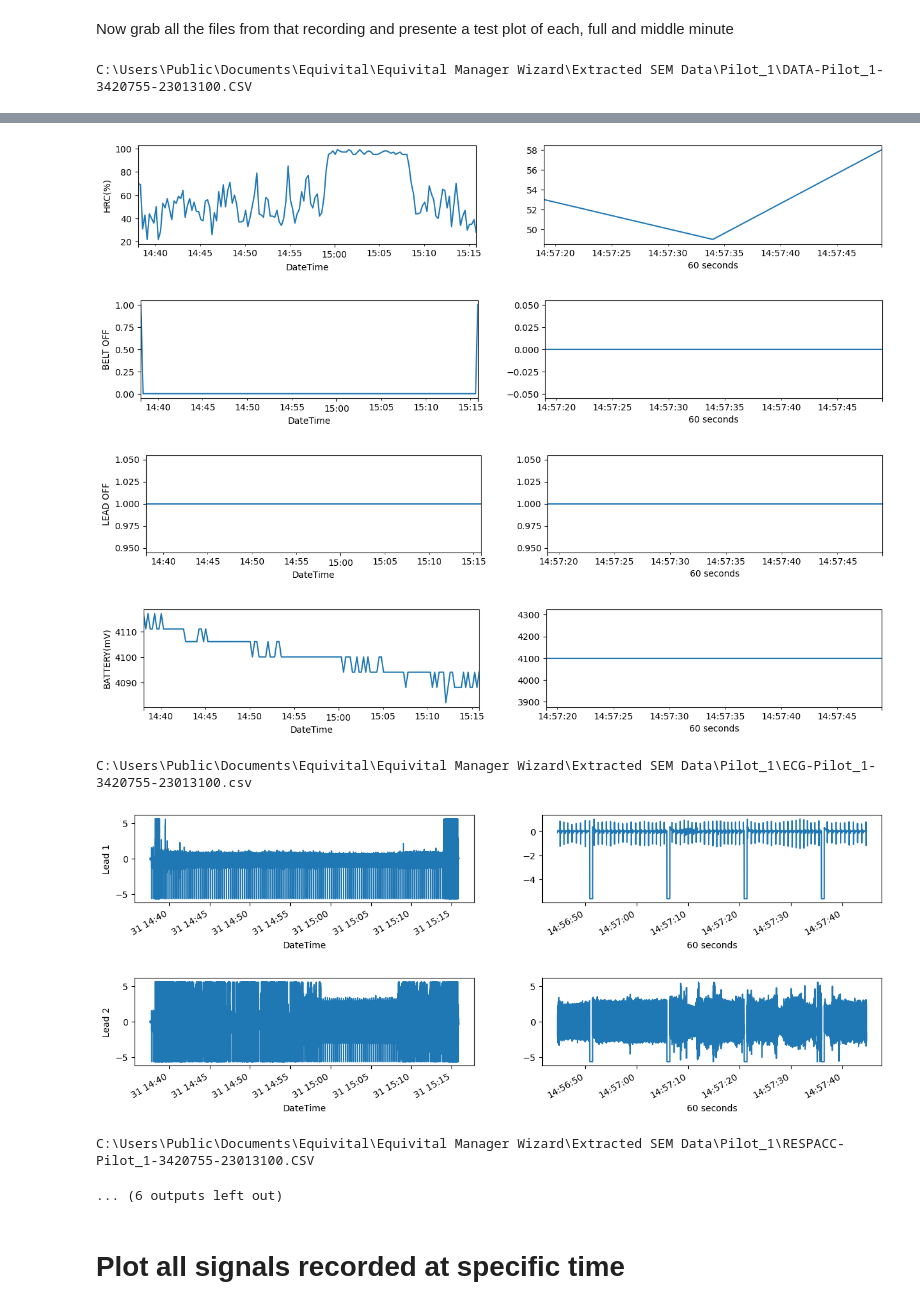
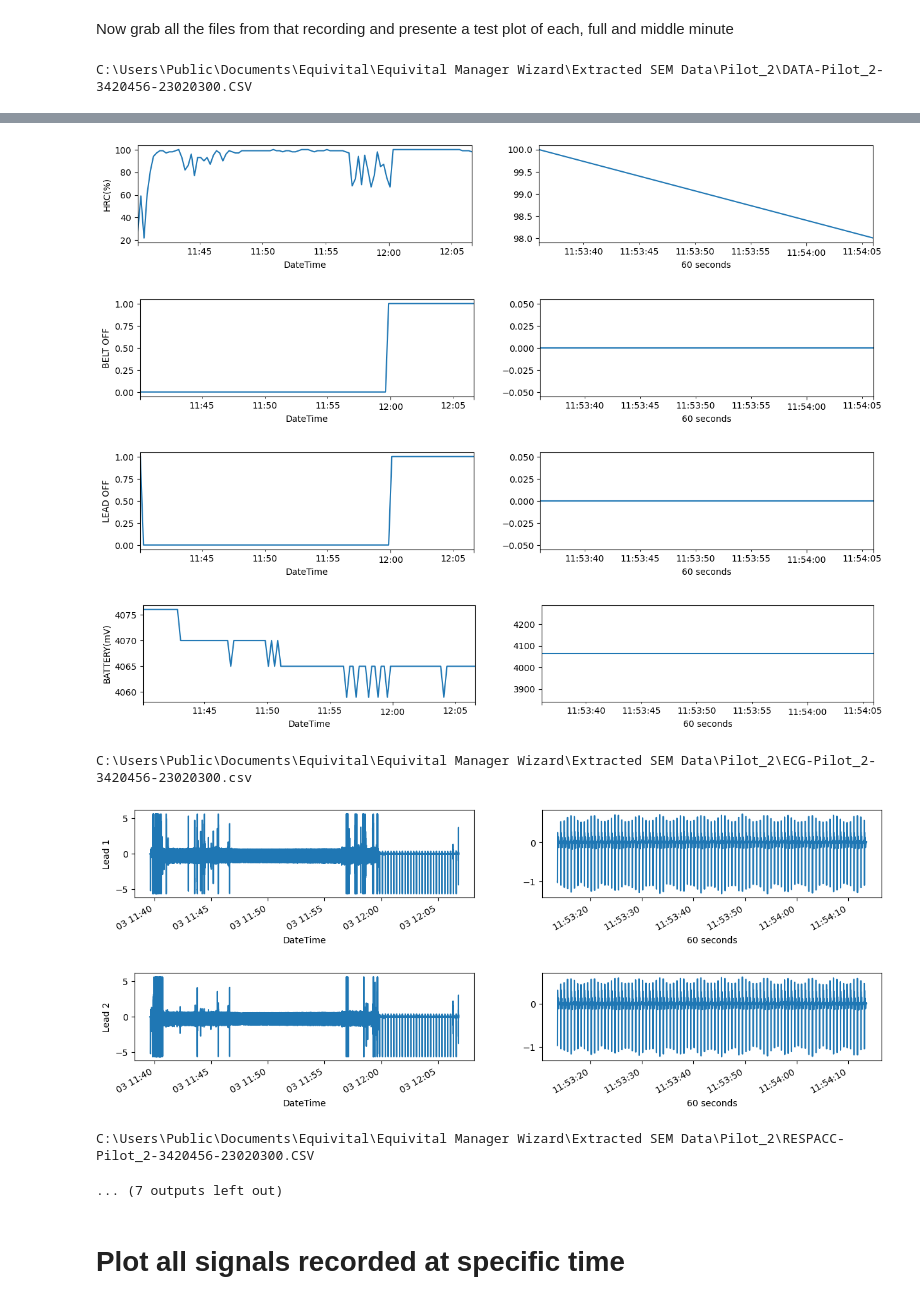
Before and after one commit to finn42/qiosk_processing, a Jupyter notebook: View_Equivital_Qiosk_Export.ipynb, the cells around one changed output, grey strips where cells are left out. Saved outputs shown, nothing was run; the diff lists cells and outputs as text; code cells hidden in the pictures.

```diff
--- a/View_Equivital_Qiosk_Export.ipynb
+++ b/View_Equivital_Qiosk_Export.ipynb
@@ -205,0 +57,8 @@ df_datafiles.to_csv('Present_Qiosk_files.csv')
+# %%
+# location of the files when in one of the local project files
+projectName = 'MusiciansPilot' # this needs to match the project folder name
+path = "C:\\Users\\fourMs lab\\Documents\\Equivital\\ProjectData\\"+projectName+"\\"#Extracted SEM Data\\" #"../Equivital/Equivital Manager Wizard/Extracted SEM Data/"
+#os.listdir(path)
+
+df_datafiles = qex.qiosk_recordings(path,projectName)
+df_datafiles
@@ -225,9 +91,9 @@ Number of DATA files: 229
 First preview files from a specific device (or other feild), then find the other signal files that match that Data files
 # %%
 # DATA files from one device, by the more reliable device ID numbr
-devN = 3420755
+devN = 3420415
 #s_files=df_datafiles.loc[df_datafiles['ID'] == devN,:]
-s_files=df_datafiles.loc[df_datafiles['Date'] == 230131,:]
+s_files=df_datafiles.loc[df_datafiles['Date'] == 230203,:]
 
 # t = pd.to_datetime('2023-01-27 10:30:00.00+0000')# V['DateTime'].iloc[int(len(V)/2)]
 # s_files=s_files.loc[s_files['RecStart']< t,:]
@@ -240,5 +111,5 @@ s_files
 # %%
-fileN = 91
+fileN = 5
 eq_file_loc = s_files.loc[fileN,'FullLoc']
 print(s_files.loc[fileN,:])
 # %% [output]
@@ -281,10 +152,10 @@ V.iloc[:5]
 # %% [markdown]
 Now grab all the files from that recording and presente a test plot of each, full and middle minute
 # %%
-matched = matched_files(s_files.loc[fileN,'FullLoc'],path) # outputs locations of csv
+matched = qex.matched_files(s_files.loc[fileN,'FullLoc'],path) # outputs locations of csv
 for eq_file_loc in matched:
     print(eq_file_loc)
     V = pd.read_csv(eq_file_loc,skipinitialspace=True)
-    test_plot_signals(V)
+    qex.test_plot_signals(V)
 # %% [output]
-C:\Users\Public\Documents\Equivital\Equivital Manager Wizard\Extracted SEM Data\Pilot_1\DATA-Pilot_1-3420755-23013100.CSV
+C:\Users\Public\Documents\Equivital\Equivital Manager Wizard\Extracted SEM Data\Pilot_2\DATA-Pilot_2-3420456-23020300.CSV
@@ -294,12 +165,12 @@ C:\Users\Public\Documents\Equivital\Equivital Manager Wizard\Extracted SEM Data\
-[figure, old version]
+[figure, new version]
-[figure, old version]
+[figure, new version]
-[figure, old version]
+[figure, new version]
-[figure, old version]
+[figure, new version]
-C:\Users\Public\Documents\Equivital\Equivital Manager Wizard\Extracted SEM Data\Pilot_1\ECG-Pilot_1-3420755-23013100.csv
+C:\Users\Public\Documents\Equivital\Equivital Manager Wizard\Extracted SEM Data\Pilot_2\ECG-Pilot_2-3420456-23020300.csv
-[figure, old version]
+[figure, new version]
-[figure, old version]
+[figure, new version]
-C:\Users\Public\Documents\Equivital\Equivital Manager Wizard\Extracted SEM Data\Pilot_1\RESPACC-Pilot_1-3420755-23013100.CSV
+C:\Users\Public\Documents\Equivital\Equivital Manager Wizard\Extracted SEM Data\Pilot_2\RESPACC-Pilot_2-3420456-23020300.CSV
-... (6 outputs left out)
+... (7 outputs left out)
 # %% [markdown]
 # Plot all signals recorded at specific time
 # %%
```
Also changed, not shown: parts of 17 cells of this notebook, 30 other files.
